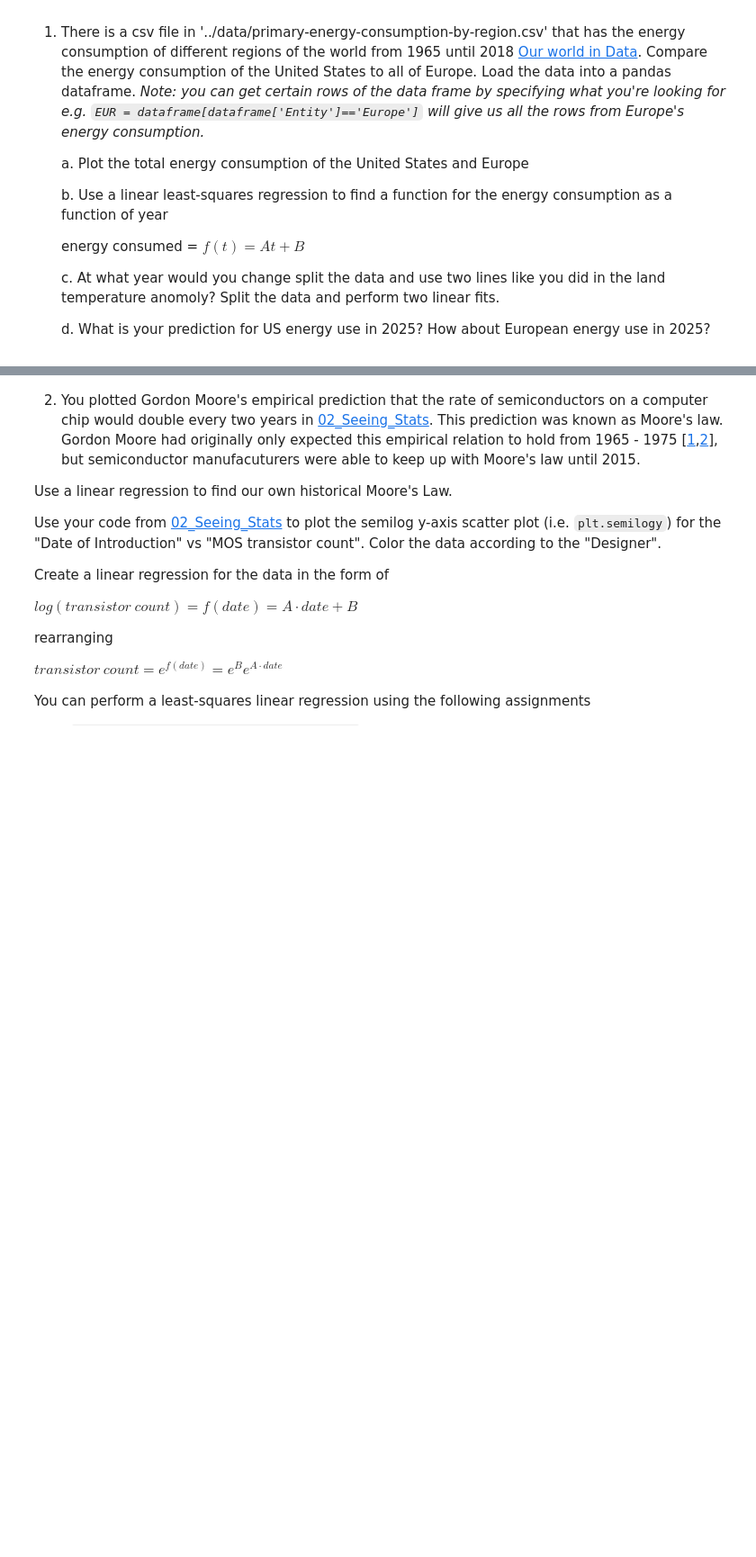
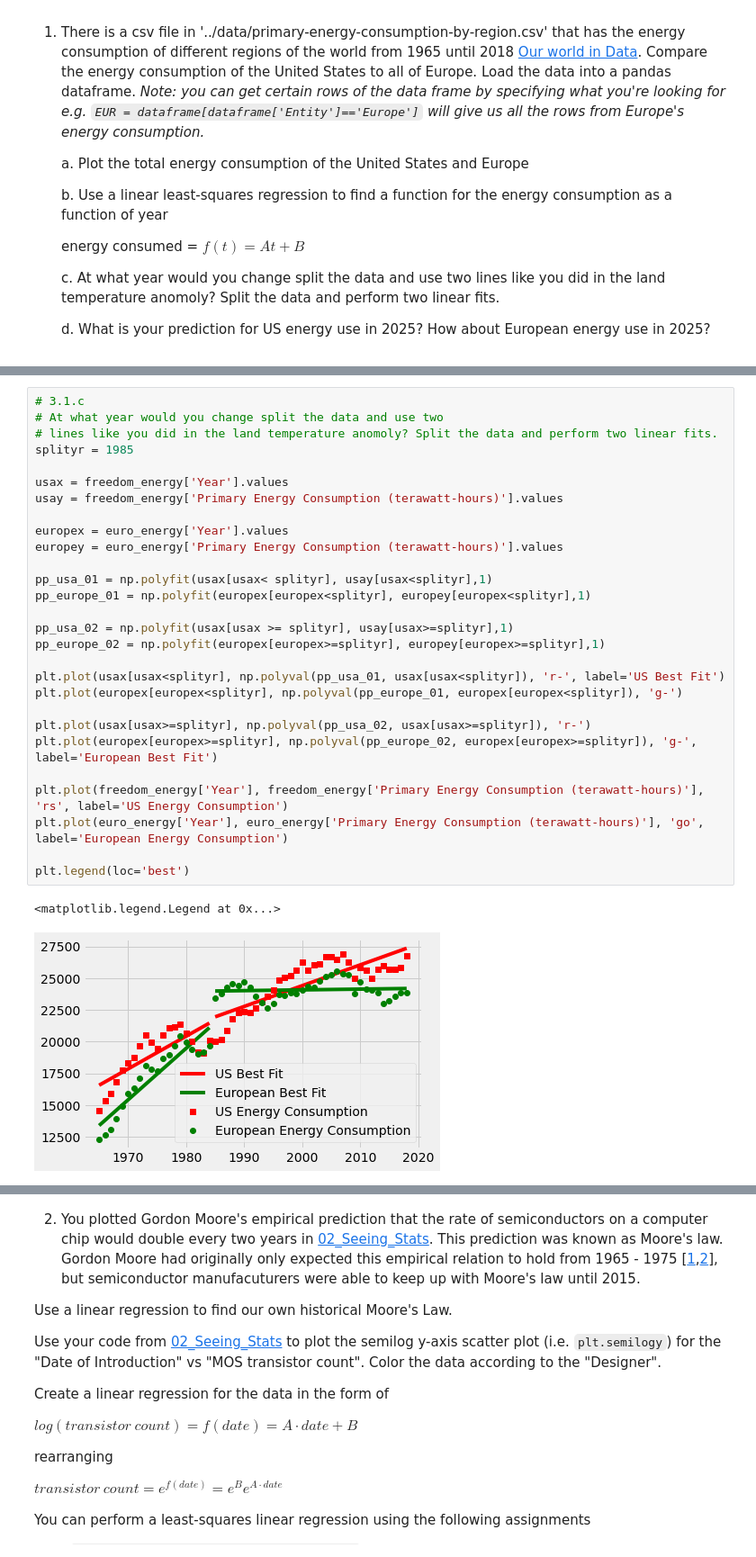
Before and after one commit to hamwalker/computational-mechanics, a Jupyter notebook: module_02/notebooks/HW_02.ipynb, the cells around one changed output, grey strips where cells are left out. Shown at 90% size. Drawn from its saved outputs; the diff is of its cells as text; blank space fills up the shorter version.

```diff
--- a/module_02/notebooks/HW_02.ipynb
+++ b/module_02/notebooks/HW_02.ipynb
@@ -222,0 +237,31 @@ Text(0.5, 0, 'Year')
+# %%
+# 3.1.c
+# At what year would you change split the data and use two
+# lines like you did in the land temperature anomoly? Split the data and perform two linear fits.
+splityr = 1985
+
+usax = freedom_energy['Year'].values
+usay = freedom_energy['Primary Energy Consumption (terawatt-hours)'].values
+
+europex = euro_energy['Year'].values
+europey = euro_energy['Primary Energy Consumption (terawatt-hours)'].values
+
+pp_usa_01 = np.polyfit(usax[usax< splityr], usay[usax<splityr],1)
+pp_europe_01 = np.polyfit(europex[europex<splityr], europey[europex<splityr],1)
+
+pp_usa_02 = np.polyfit(usax[usax >= splityr], usay[usax>=splityr],1)
+pp_europe_02 = np.polyfit(europex[europex>=splityr], europey[europex>=splityr],1)
+
+plt.plot(usax[usax<splityr], np.polyval(pp_usa_01, usax[usax<splityr]), 'r-', label='US Best Fit')
+plt.plot(europex[europex<splityr], np.polyval(pp_europe_01, europex[europex<splityr]), 'g-')
+
+plt.plot(usax[usax>=splityr], np.polyval(pp_usa_02, usax[usax>=splityr]), 'r-')
+plt.plot(europex[europex>=splityr], np.polyval(pp_europe_02, europex[europex>=splityr]), 'g-', label='European Best Fit')
+
+plt.plot(freedom_energy['Year'], freedom_energy['Primary Energy Consumption (terawatt-hours)'], 'rs', label='US Energy Consumption')
+plt.plot(euro_energy['Year'], euro_energy['Primary Energy Consumption (terawatt-hours)'], 'go', label='European Energy Consumption')
+
+plt.legend(loc='best')
+# %% [output]
+<matplotlib.legend.Legend at 0x...>
+[figure, added]
```
Also changed, not shown: parts of 18 cells of this notebook, 8 other files.
